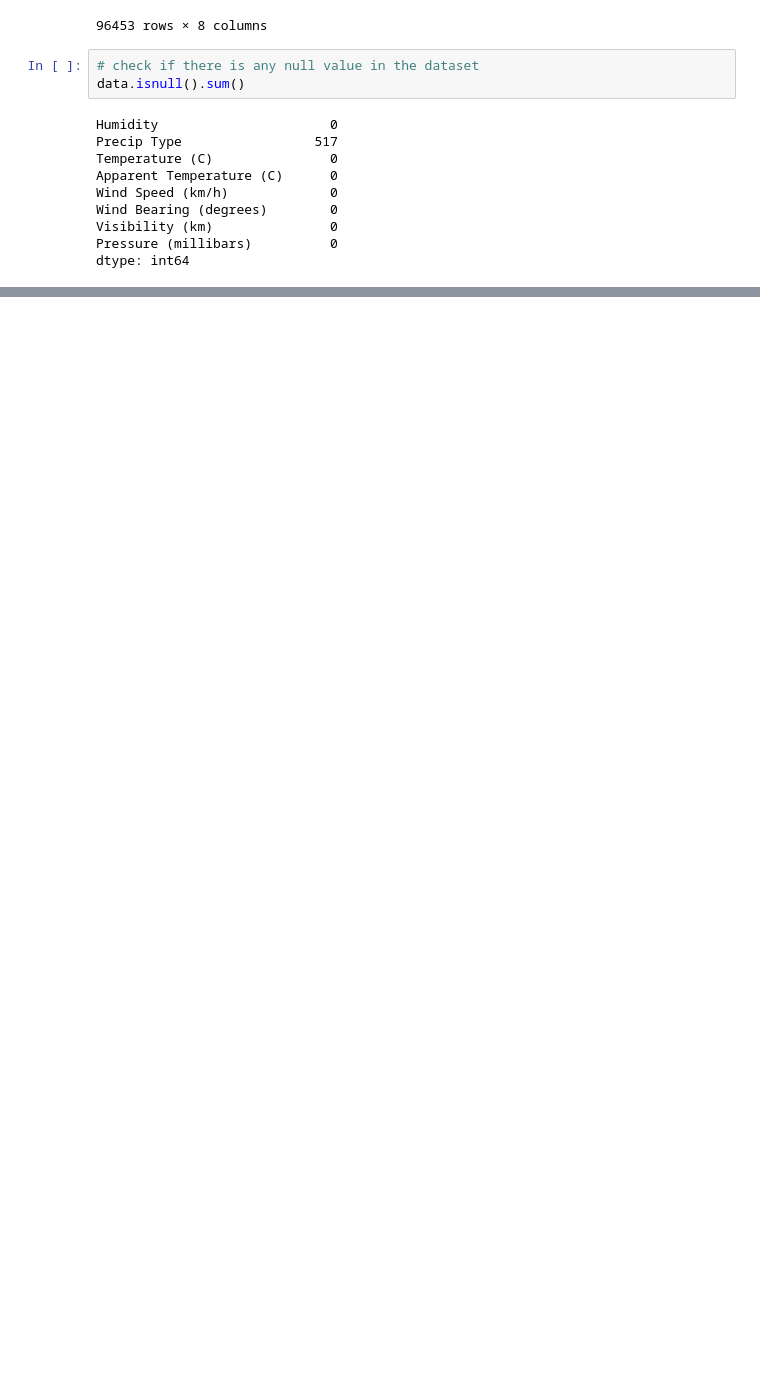
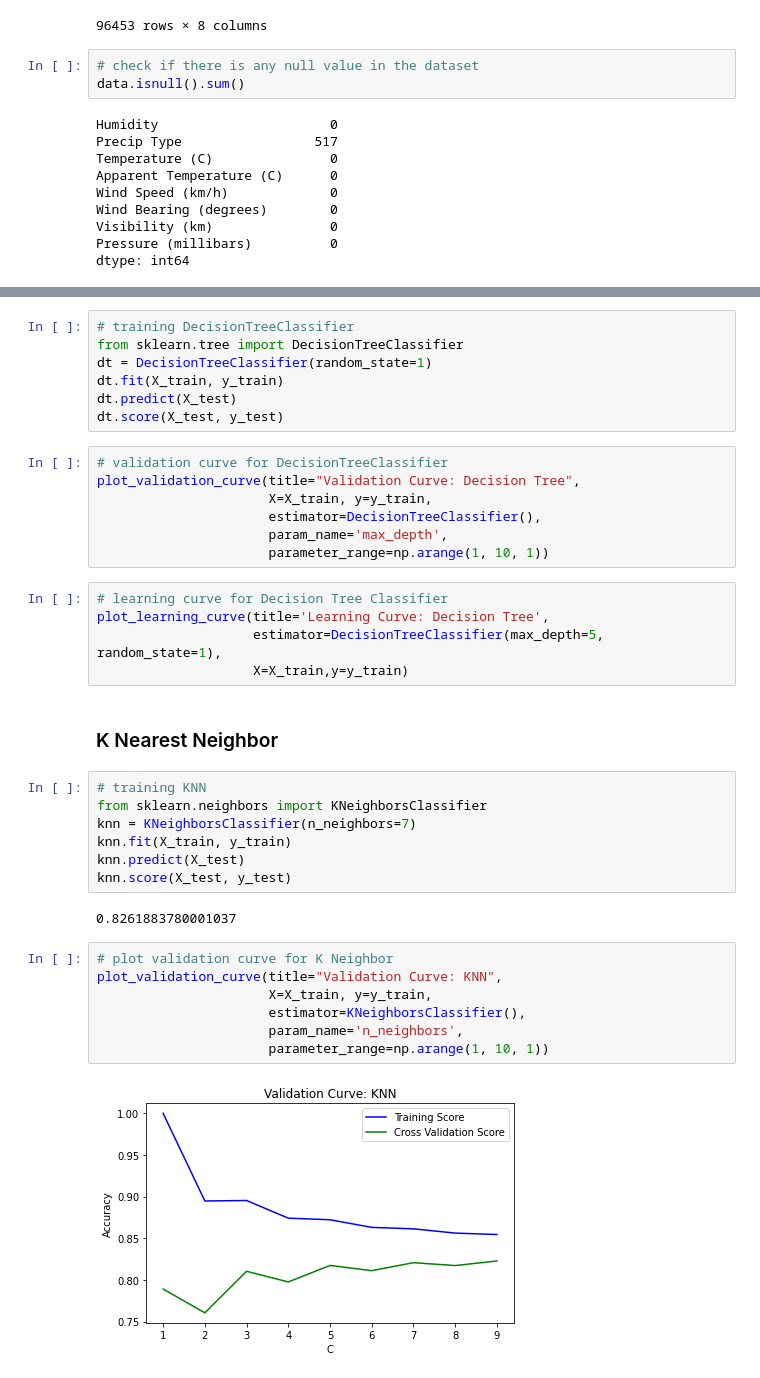
Before and after one commit to faisalbegins/MLMiniProjectOne, a Jupyter notebook: notebooks/HumidityPrediction.ipynb, the cells around one changed output, grey strips where cells are left out. Cells and saved outputs as stored; diff of their text form; blank space fills up the shorter version.

```diff
--- a/notebooks/HumidityPrediction.ipynb
+++ b/notebooks/HumidityPrediction.ipynb
@@ -298,0 +227,39 @@ optimized_knn.score(X_test, Y_test)
+# %%
+# training DecisionTreeClassifier
+from sklearn.tree import DecisionTreeClassifier
+dt = DecisionTreeClassifier(random_state=1)
+dt.fit(X_train, y_train)
+dt.predict(X_test)
+dt.score(X_test, y_test)
+# %%
+# validation curve for DecisionTreeClassifier
+plot_validation_curve(title="Validation Curve: Decision Tree",
+                      X=X_train, y=y_train,
+                      estimator=DecisionTreeClassifier(),
+                      param_name='max_depth',
+                      parameter_range=np.arange(1, 10, 1))
+# %%
+# learning curve for Decision Tree Classifier
+plot_learning_curve(title='Learning Curve: Decision Tree',
+                    estimator=DecisionTreeClassifier(max_depth=5, random_state=1),
+                    X=X_train,y=y_train)
+# %% [markdown]
+### K Nearest Neighbor
+# %%
+# training KNN
+from sklearn.neighbors import KNeighborsClassifier
+knn = KNeighborsClassifier(n_neighbors=7)
+knn.fit(X_train, y_train)
+knn.predict(X_test)
+knn.score(X_test, y_test)
+# %% [output]
+0.8261883780001037
+# %%
+# plot validation curve for K Neighbor
+plot_validation_curve(title="Validation Curve: KNN",
+                      X=X_train, y=y_train,
+                      estimator=KNeighborsClassifier(),
+                      param_name='n_neighbors',
+                      parameter_range=np.arange(1, 10, 1))
+# %% [output]
+[figure, added]
```
Also changed, not shown: parts of 61 cells of this notebook, 1 other file.
